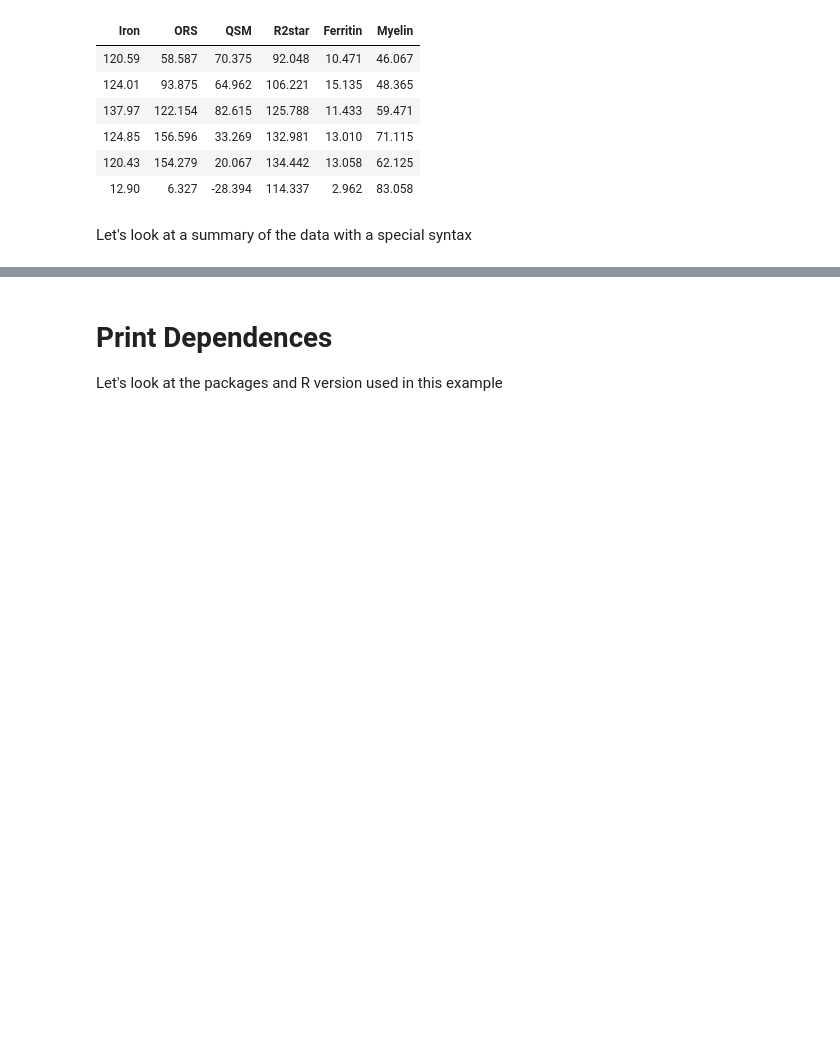
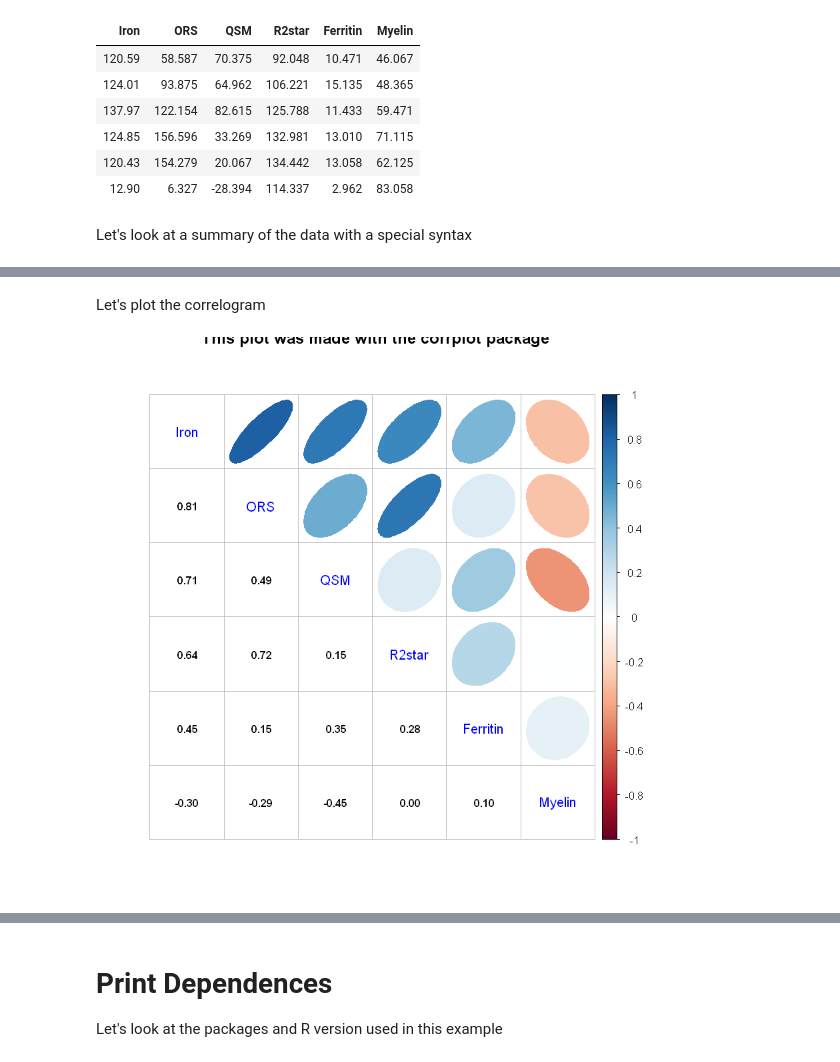
Before and after one commit to DC-3T/Gorter_R_tutorial, a Jupyter notebook: Correlations_Correlograms_R.ipynb, the cells around one changed output, grey strips where cells are left out. Saved outputs shown, nothing was run; the diff lists cells and outputs as text; code cells hidden in the pictures; blank space fills up the shorter version.

```diff
--- a/Correlations_Correlograms_R.ipynb
+++ b/Correlations_Correlograms_R.ipynb
@@ -65,0 +82,13 @@ ggpairs(Data, columns = 1:6,title="correlogram with ggpairs()") #note that you c
+# %%
+corr_matrix_pears=rcorr(as.matrix(Data), type = "pearson")
+CP=round(corr_matrix_pears$r,2) #corr coeff values
+PVP=round(corr_matrix_pears$P,3) #p-values
+# %% [markdown]
+Let's plot the correlogram
+# %%
+corrplot.mixed(CP,lower='number',upper='ellipse',
+               lower.col = "black", number.cex = .8,
+               tl.col = "blue",
+              title ='This plot was made with the corrplot package')
+# %% [output]
+[figure, added]
```
Also changed, not shown: parts of 17 cells of this notebook.
